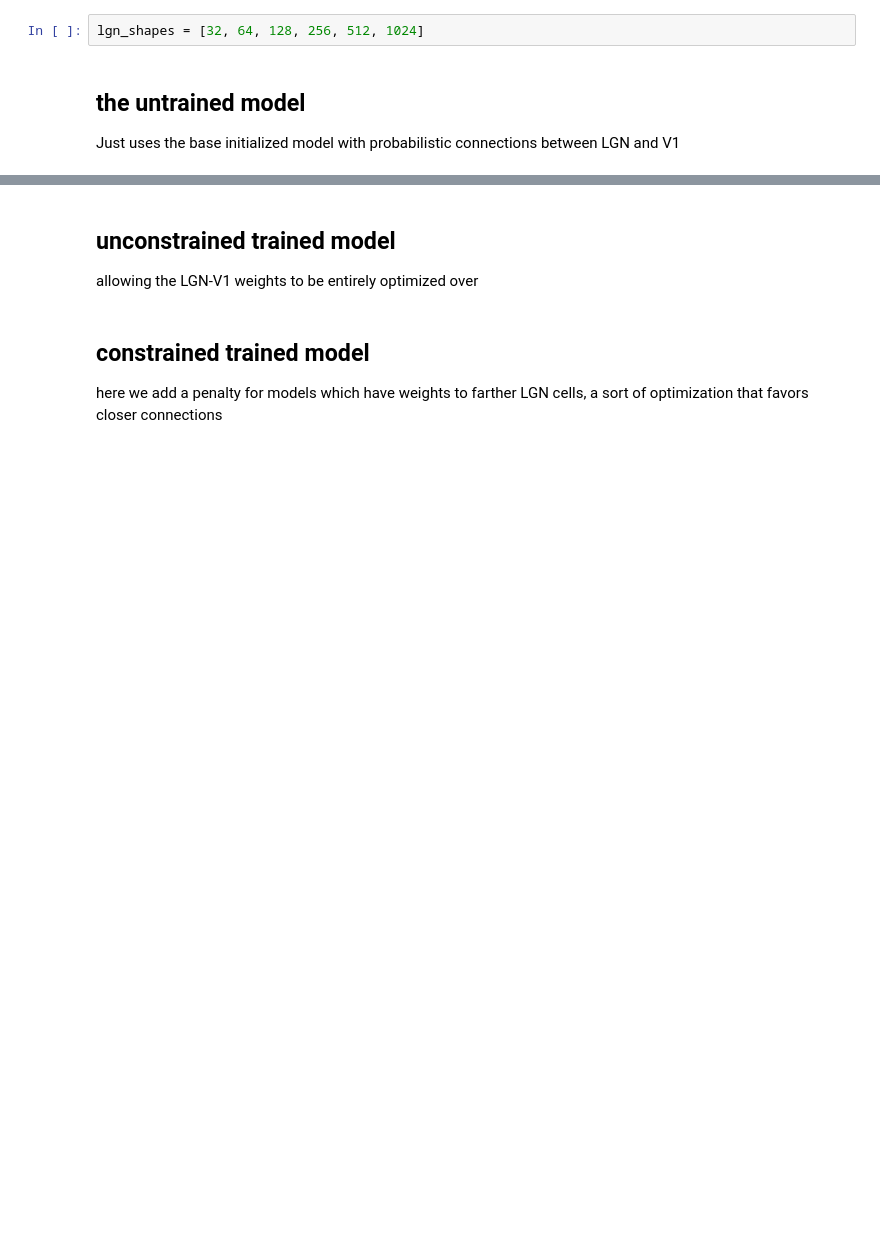
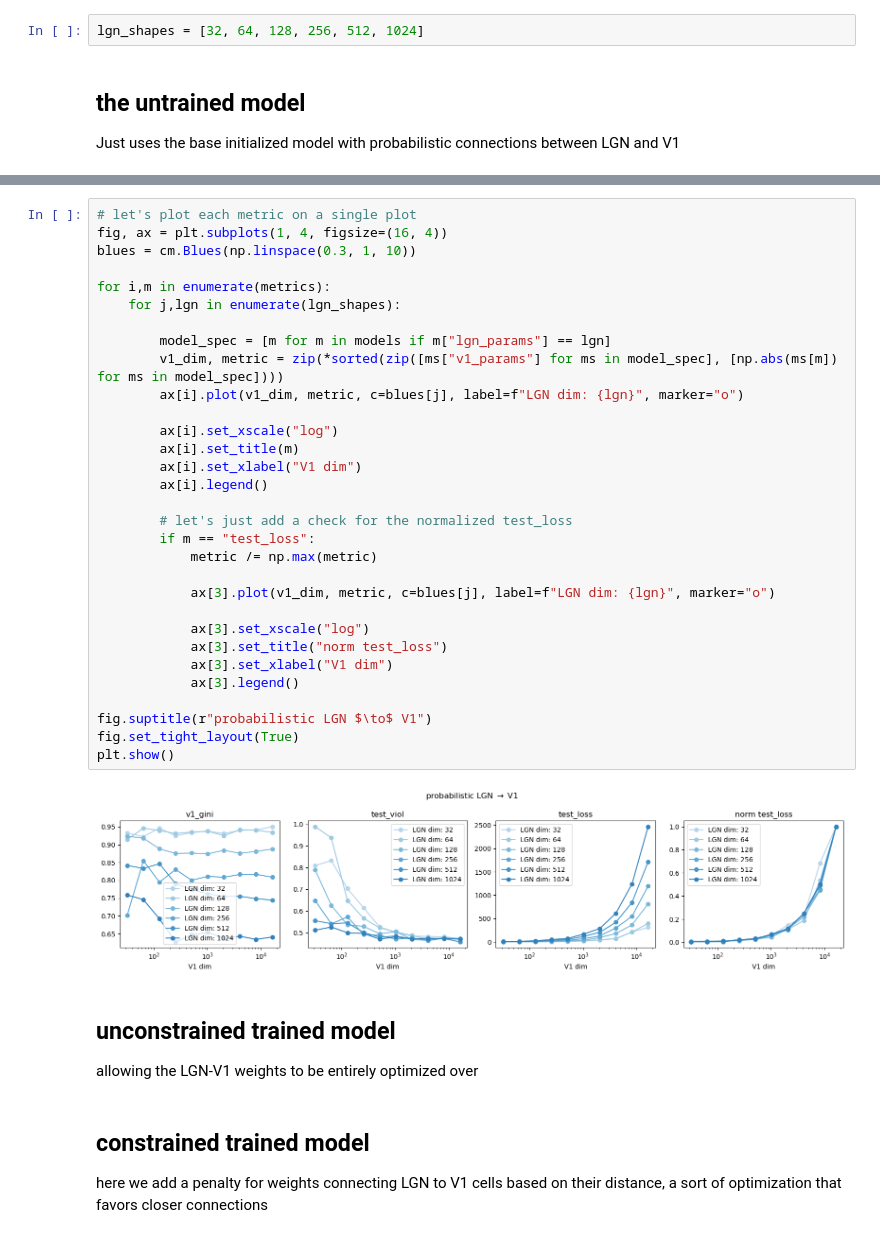
Before and after one commit to MarioDipoppa/thalamocortical_powerlaw, a Jupyter notebook: ringach_analysis.ipynb, the cells around one changed output, grey strips where cells are left out. Cells and saved outputs as stored; diff of their text form; blank space fills up the shorter version.

```diff
--- a/ringach_analysis.ipynb
+++ b/ringach_analysis.ipynb
@@ -63,6 +66,39 @@ plt.show()
+# %%
+# let's plot each metric on a single plot
+fig, ax = plt.subplots(1, 4, figsize=(16, 4))
+blues = cm.Blues(np.linspace(0.3, 1, 10))
+
+for i,m in enumerate(metrics):
+    for j,lgn in enumerate(lgn_shapes):
+
+        model_spec = [m for m in models if m["lgn_params"] == lgn]
+        v1_dim, metric = zip(*sorted(zip([ms["v1_params"] for ms in model_spec], [np.abs(ms[m]) for ms in model_spec])))
+        ax[i].plot(v1_dim, metric, c=blues[j], label=f"LGN dim: {lgn}", marker="o")
+
+        ax[i].set_xscale("log")
+        ax[i].set_title(m)
+        ax[i].set_xlabel("V1 dim")
+        ax[i].legend()
+
+        # let's just add a check for the normalized test_loss
+        if m == "test_loss":
+            metric /= np.max(metric)
+
+            ax[3].plot(v1_dim, metric, c=blues[j], label=f"LGN dim: {lgn}", marker="o")
+
+            ax[3].set_xscale("log")
+            ax[3].set_title("norm test_loss")
+            ax[3].set_xlabel("V1 dim")
+            ax[3].legend()
+
+fig.suptitle(r"probabilistic LGN $\to$ V1")
+fig.set_tight_layout(True)
+plt.show()
+# %% [output]
+[figure, added]
 # %% [markdown]
 ## unconstrained trained model
 allowing the LGN-V1 weights to be entirely optimized over
 # %% [markdown]
 ## constrained trained model
-here we add a penalty for models which have weights to farther LGN cells, a sort of optimization that favors closer connections
+here we add a penalty for weights connecting LGN to V1 cells based on their distance, a sort of optimization that favors closer connections
```
Also changed, not shown: parts of 6 cells of this notebook.
